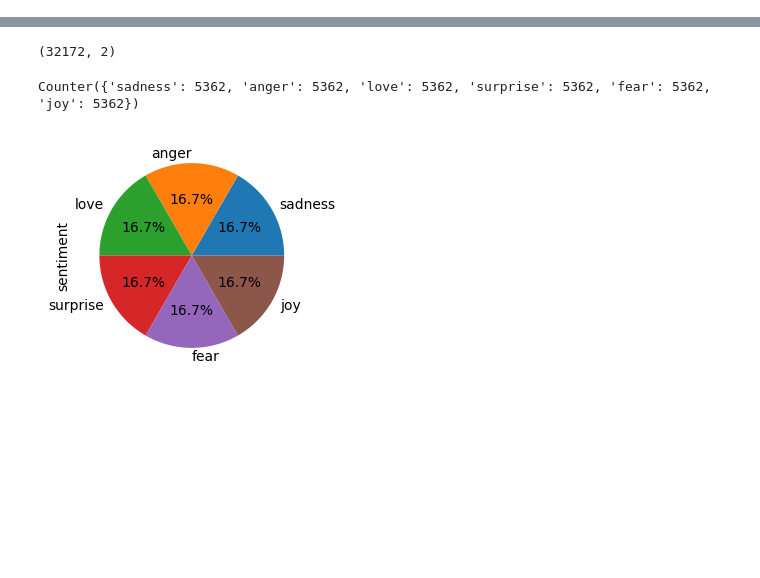
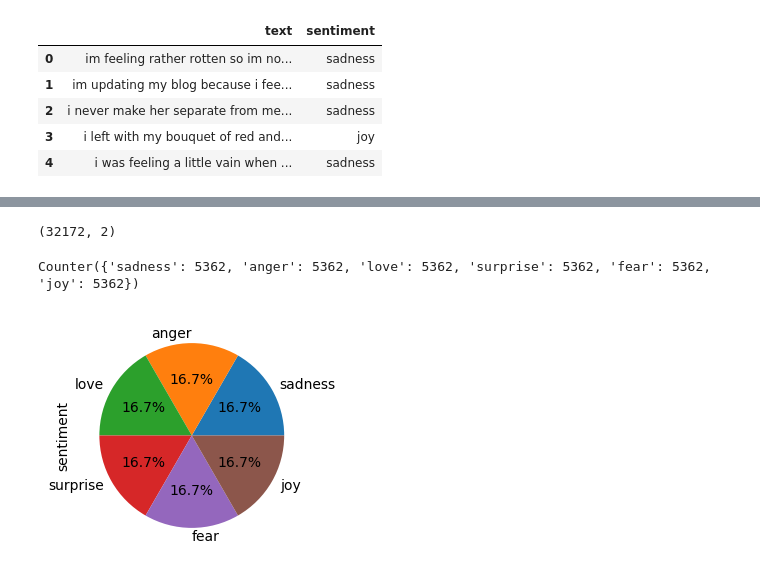
Before and after one commit to hennypurwadi/Classic_ML_Sentiment_Analysis, a Jupyter notebook: 2.Model_Selection_ClassicML.ipynb, the cells around one changed output, grey strips where cells are left out. Saved outputs shown, nothing was run; the diff lists cells and outputs as text; code cells hidden in the pictures; blank space fills up the shorter version.

```diff
--- a/2.Model_Selection_ClassicML.ipynb
+++ b/2.Model_Selection_ClassicML.ipynb
@@ -36,0 +69,10 @@ warnings.filterwarnings("ignore")
+# %%
+test_df = pd.read_csv('/content/drive/MyDrive/DLBBT01/data/a_raw_labeled/test.csv', encoding='utf-8')
+test_df.head()
+# %% [output]
+|  | text | sentiment |
+| 0 | im feeling rather rotten so im no... | sadness |
+| 1 | im updating my blog because i fee... | sadness |
+| 2 | i never make her separate from me... | sadness |
+| 3 | i left with my bouquet of red and... | joy |
+| 4 | i was feeling a little vain when ... | sadness |
```
Also changed, not shown: parts of 23 cells of this notebook.
